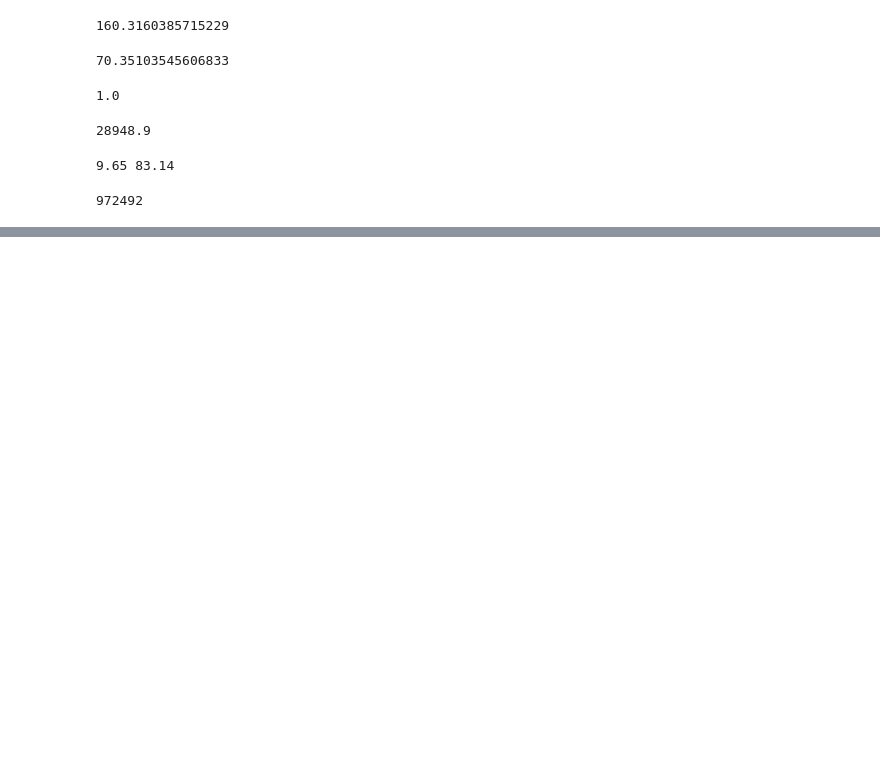
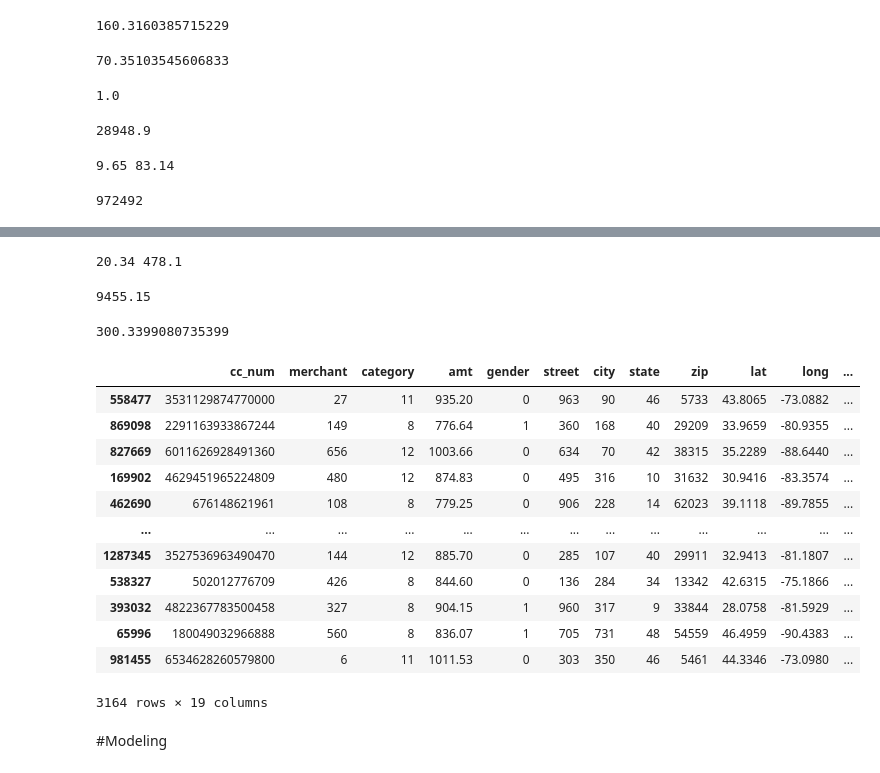
Before and after one commit to jacob-siby/creditcardfraud, a Jupyter notebook: CreditCardFraud.ipynb, the cells around one changed output, grey strips where cells are left out. Saved outputs shown, nothing was run; the diff lists cells and outputs as text; code cells hidden in the pictures; blank space fills up the shorter version.

```diff
--- a/CreditCardFraud.ipynb
+++ b/CreditCardFraud.ipynb
@@ -89,0 +89,16 @@ df.to_csv('processedFile.csv')
+# %%
+
+df['trans_time'] = pd.to_datetime(df['trans_time'], format='%H:%M:%S').dt.hour
+# %%
+
+df['trans_date'] = df['trans_date'].dt.strftime('%Y-%m-%d')
+df['dob'] = df['dob'].dt.strftime('%Y-%m-%d')
+# %%
+#label encoder category
+from sklearn import preprocessing
+label_encoder = preprocessing.LabelEncoder()
+print(df['category'].unique())
+desg=df['category'].unique()
+df['category']= label_encoder.fit_transform(df['category'])
+desg_en=df['category'].unique()
+print(df['category'].unique())
@@ -263,0 +290,13 @@ len(np.where(df['amt']<83.14)[0])
+# %%
+df = df.sample(frac=1)
+
+# amount of fraud classes 492 rows.
+fraud_df = df.loc[df['is_fraud'] == 1]
+non_fraud_df = df.loc[df['is_fraud'] == 0][:7506]
+
+normal_distributed_df = pd.concat([fraud_df, non_fraud_df])
+
+# Shuffle dataframe rows
+new_df = normal_distributed_df.sample(frac=1, random_state=42)
+
+new_df.head()
@@ -263,0 +326,32 @@ len(np.where(df['amt']<83.14)[0])
+# %%
+Q3 = np.quantile(new_df['amt'], 0.75)
+Q1 = np.quantile(new_df['amt'], 0.25)
+print(Q1,Q3)
+# %% [output]
+20.34 478.1
+# %%
+new_df['amt'].max()
+# %% [output]
+9455.15
+# %%
+new_df['amt'].mean()
+# %% [output]
+300.3399080735399
+# %%
+new_df.loc[new_df['amt']>750]
+# %% [output]
+|  | cc_num | merchant | category | amt | gender | street | city | state | zip | lat | long | ... |
+| 558477 | 3531129874770000 | 27 | 11 | 935.20 | 0 | 963 | 90 | 46 | 5733 | 43.8065 | -73.0882 | ... |
+| 869098 | 2291163933867244 | 149 | 8 | 776.64 | 1 | 360 | 168 | 40 | 29209 | 33.9659 | -80.9355 | ... |
+| 827669 | 6011626928491360 | 656 | 12 | 1003.66 | 0 | 634 | 70 | 42 | 38315 | 35.2289 | -88.6440 | ... |
+| 169902 | 4629451965224809 | 480 | 12 | 874.83 | 0 | 495 | 316 | 10 | 31632 | 30.9416 | -83.3574 | ... |
+| 462690 | 676148621961 | 108 | 8 | 779.25 | 0 | 906 | 228 | 14 | 62023 | 39.1118 | -89.7855 | ... |
+| ... | ... | ... | ... | ... | ... | ... | ... | ... | ... | ... | ... | ... |
+| 1287345 | 3527536963490470 | 144 | 12 | 885.70 | 0 | 285 | 107 | 40 | 29911 | 32.9413 | -81.1807 | ... |
+| 538327 | 502012776709 | 426 | 8 | 844.60 | 0 | 136 | 284 | 34 | 13342 | 42.6315 | -75.1866 | ... |
+| 393032 | 4822367783500458 | 327 | 8 | 904.15 | 1 | 960 | 317 | 9 | 33844 | 28.0758 | -81.5929 | ... |
+| 65996 | 180049032966888 | 560 | 8 | 836.07 | 1 | 705 | 731 | 48 | 54559 | 46.4959 | -90.4383 | ... |
+| 981455 | 6534628260579800 | 6 | 11 | 1011.53 | 0 | 303 | 350 | 46 | 5461 | 44.3346 | -73.0980 | ... |
+3164 rows × 19 columns
+# %% [markdown]
+#Modeling
```
Also changed, not shown: parts of 16 cells of this notebook.
